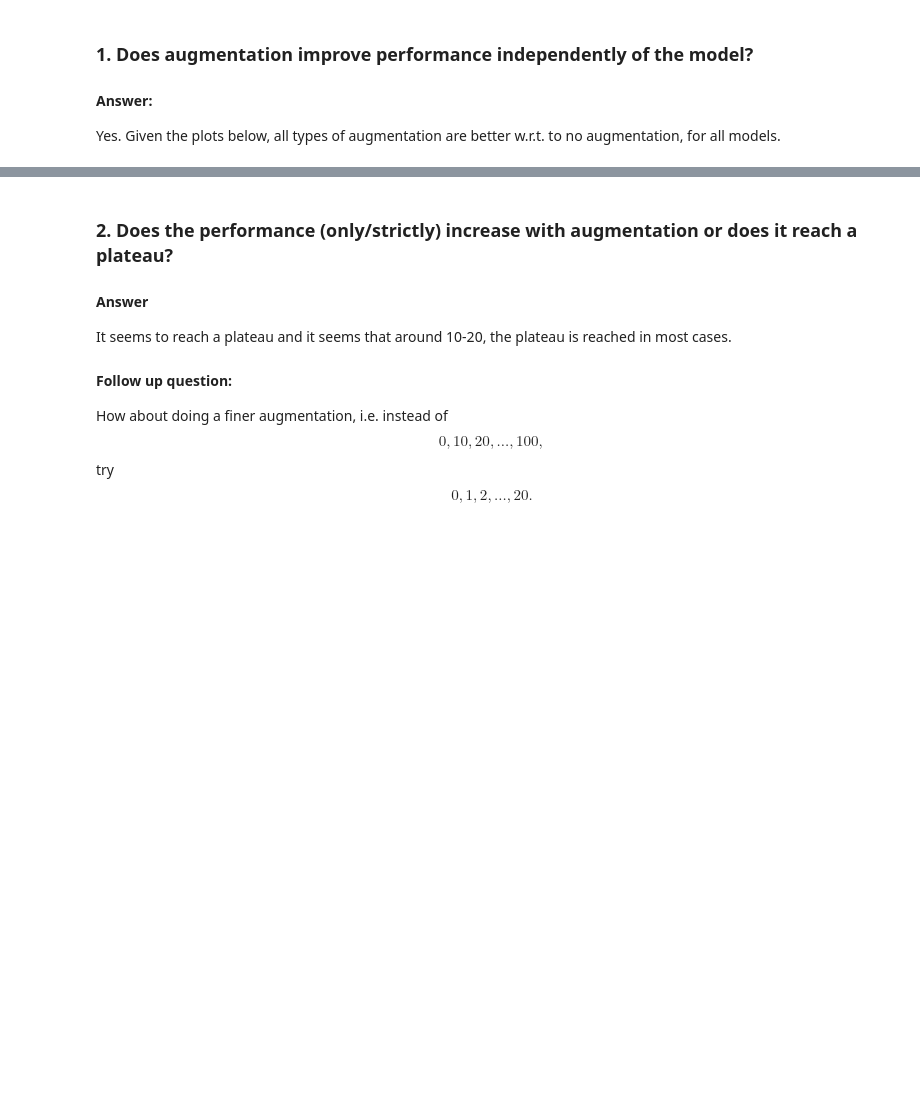
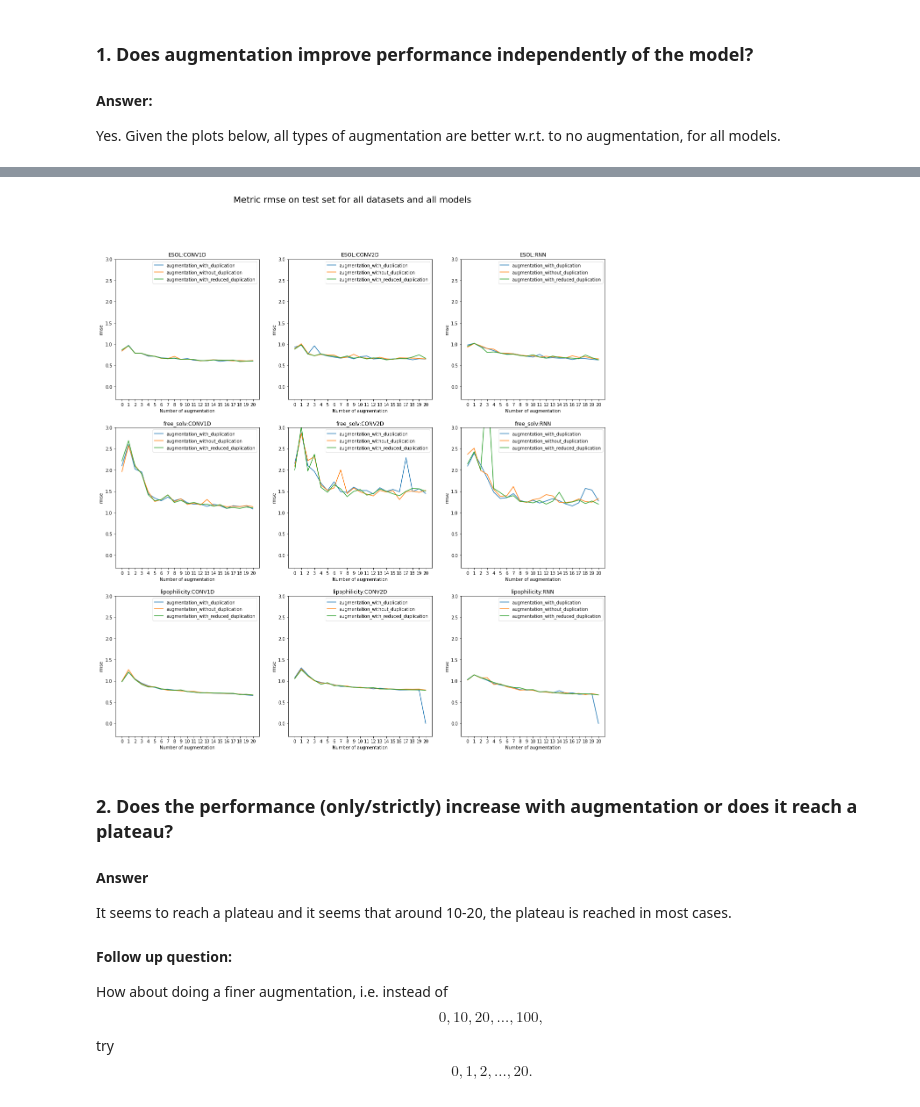
Before and after one commit to volkamerlab/maxsmi, a Jupyter notebook: maxsmi/results_final.ipynb, the cells around one changed output, grey strips where cells are left out. Cells and saved outputs as stored; diff of their text form; code cells hidden in the pictures; blank space fills up the shorter version.

```diff
--- a/maxsmi/results_final.ipynb
+++ b/maxsmi/results_final.ipynb
@@ -124,3 +125,7 @@ plot_metric("rmse", "test")
+# %%
+plot_metric("rmse", "test", fine_grid)
+# %% [output]
+[figure, added]
 # %% [markdown]
 ### 2. Does the performance (only/strictly) increase with augmentation or does it reach a plateau?
 
```
Also changed, not shown: parts of 16 cells of this notebook.
